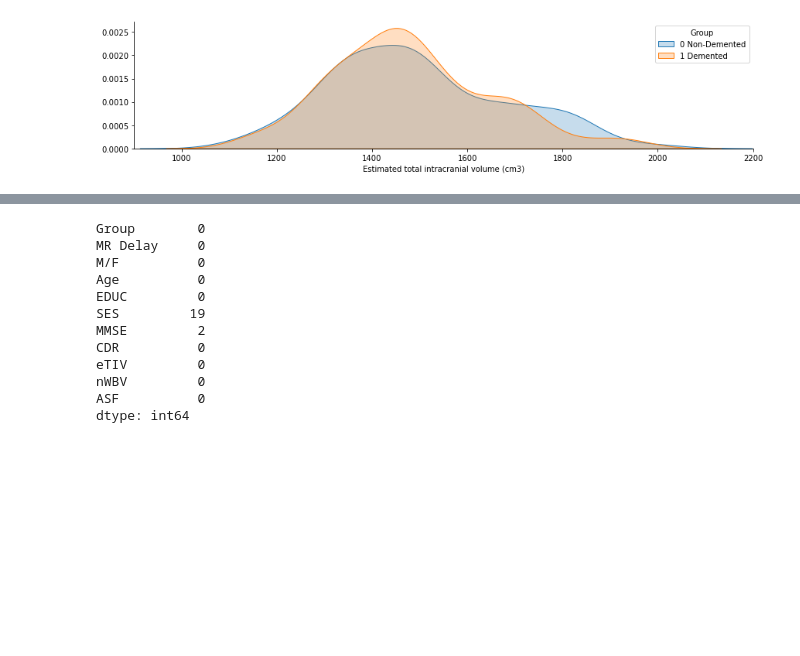
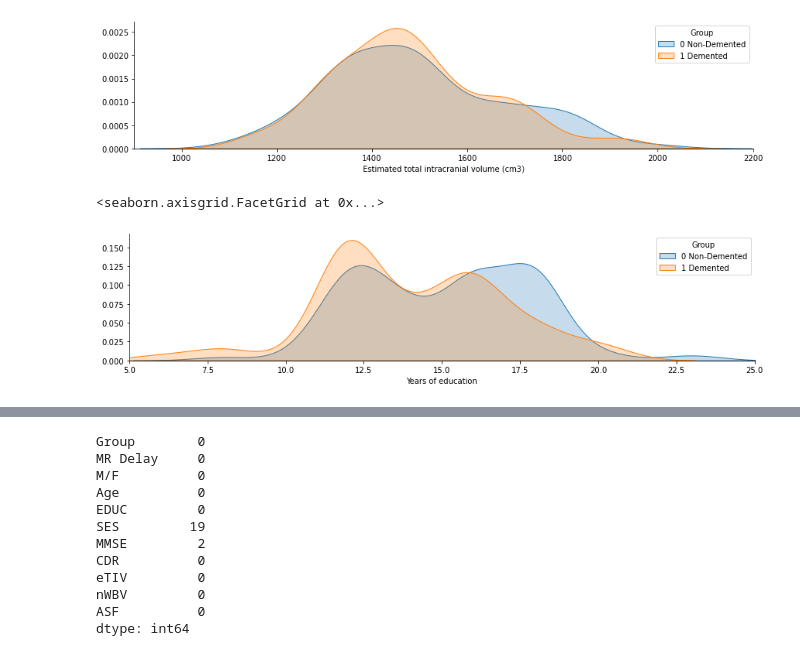
Before and after one commit to rrolra/Early-Alzheimer-Detection, a Jupyter notebook: PFM_Ricardo_Roldan.ipynb, the cells around one changed output, grey strips where cells are left out. Cells and saved outputs as stored; diff of their text form; code cells hidden in the pictures; blank space fills up the shorter version.

```diff
--- a/PFM_Ricardo_Roldan.ipynb
+++ b/PFM_Ricardo_Roldan.ipynb
@@ -169,3 +175,14 @@ eTIV_plot.set(xlabel='Estimated total intracranial volume (cm3)')
 # %% [output]
 <seaborn.axisgrid.FacetGrid at 0x...>
 [figure]
+# %%
+#Plot eTIV and Group
+EDUC_plot = sns.FacetGrid(df, hue="Group", aspect=4)
+EDUC_plot.map(sns.kdeplot,'EDUC',shade = True)
+EDUC_plot.set(xlim=(0, df['EDUC'].max()))
+plt.xlim(5,25)
+plt.legend(title='Group', loc='upper right', labels=['0 Non-Demented', '1 Demented'])
+EDUC_plot.set(xlabel='Years of education')
+# %% [output]
+<seaborn.axisgrid.FacetGrid at 0x...>
+[figure, added]
```
Also changed, not shown: parts of 11 cells of this notebook.
